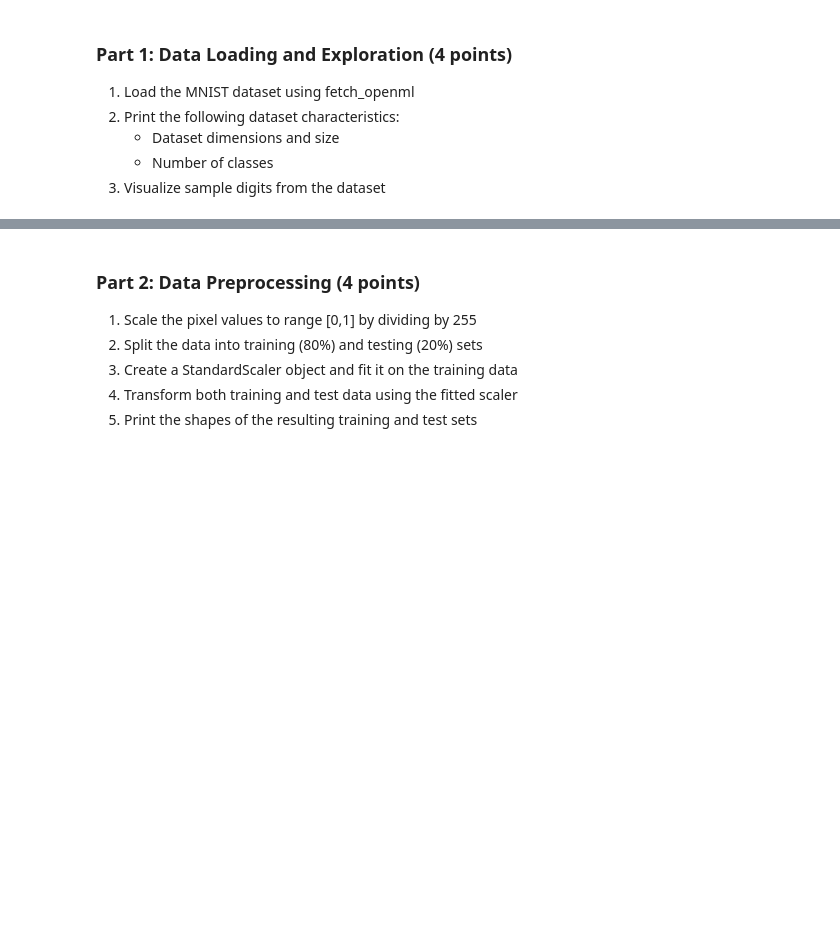
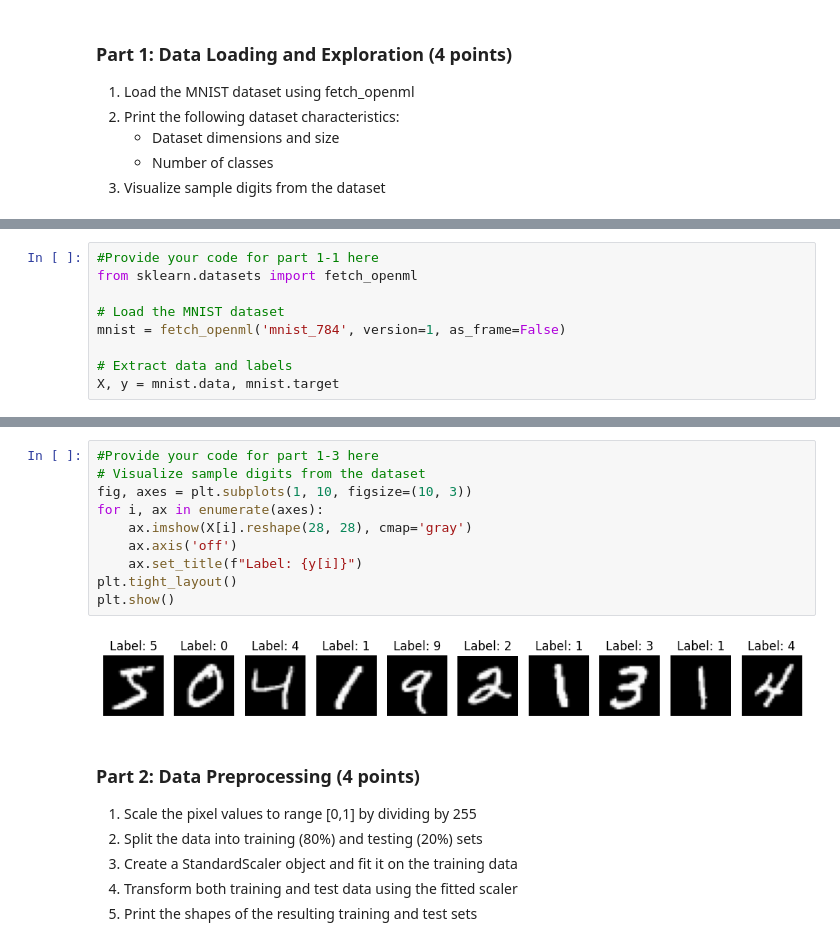
Before and after one commit to ambernguyen0222/BME3053C-Spring-2025, a Jupyter notebook: Homeworks/HW8_nguyenamber.ipynb, the cells around one changed output, grey strips where cells are left out. Cells and saved outputs as stored; diff of their text form; blank space fills up the shorter version.

```diff
--- a/Homeworks/HW8_nguyenamber.ipynb
+++ b/Homeworks/HW8_nguyenamber.ipynb
@@ -39,0 +34,9 @@ except ImportError as e:
+# %%
+#Provide your code for part 1-1 here
+from sklearn.datasets import fetch_openml
+
+# Load the MNIST dataset
+mnist = fetch_openml('mnist_784', version=1, as_frame=False)
+
+# Extract data and labels
+X, y = mnist.data, mnist.target
@@ -40,3 +55,15 @@ except ImportError as e:
+# %%
+#Provide your code for part 1-3 here
+# Visualize sample digits from the dataset
+fig, axes = plt.subplots(1, 10, figsize=(10, 3))
+for i, ax in enumerate(axes):
+    ax.imshow(X[i].reshape(28, 28), cmap='gray')
+    ax.axis('off')
+    ax.set_title(f"Label: {y[i]}")
+plt.tight_layout()
+plt.show()
+# %% [output]
+[figure, added]
 # %% [markdown]
 ### Part 2: Data Preprocessing (4 points)
 1. Scale the pixel values to range [0,1] by dividing by 255
```
Also changed, not shown: parts of 16 cells of this notebook.
